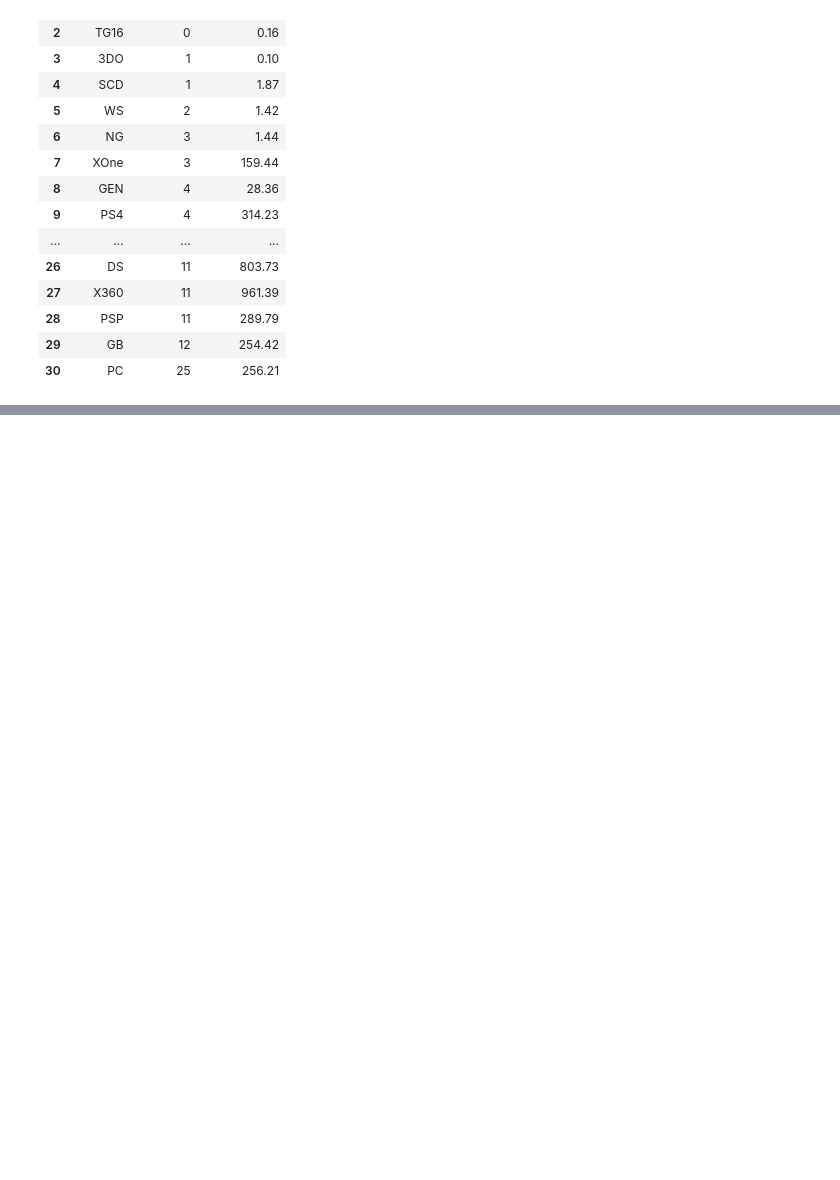
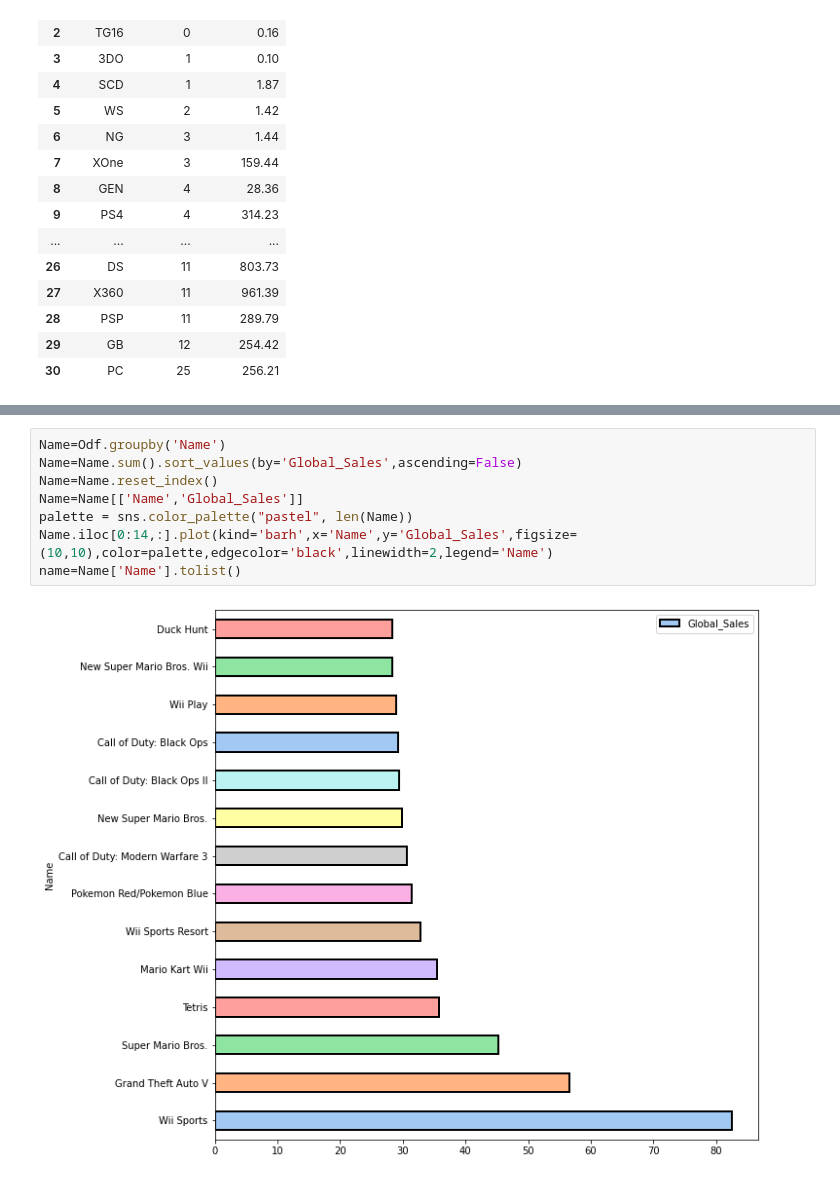
Before and after one commit to MrMrRPG/project_1, a Jupyter notebook: Shan-Folder/project-1.ipynb, the cells around one changed output, grey strips where cells are left out. Drawn from its saved outputs; the diff is of its cells as text; blank space fills up the shorter version.

```diff
--- a/Shan-Folder/project-1.ipynb
+++ b/Shan-Folder/project-1.ipynb
@@ -151,0 +166,10 @@ sum_pd.plot(x='Total Life',y='Global_Sales',kind='scatter',title='Total Global S
+# %%
+Name=Odf.groupby('Name')
+Name=Name.sum().sort_values(by='Global_Sales',ascending=False)
+Name=Name.reset_index()
+Name=Name[['Name','Global_Sales']]
+palette = sns.color_palette("pastel", len(Name))
+Name.iloc[0:14,:].plot(kind='barh',x='Name',y='Global_Sales',figsize=(10,10),color=palette,edgecolor='black',linewidth=2,legend='Name')
+name=Name['Name'].tolist()
+# %% [output]
+[figure, added]
```
Also changed, not shown: parts of 12 cells of this notebook.
